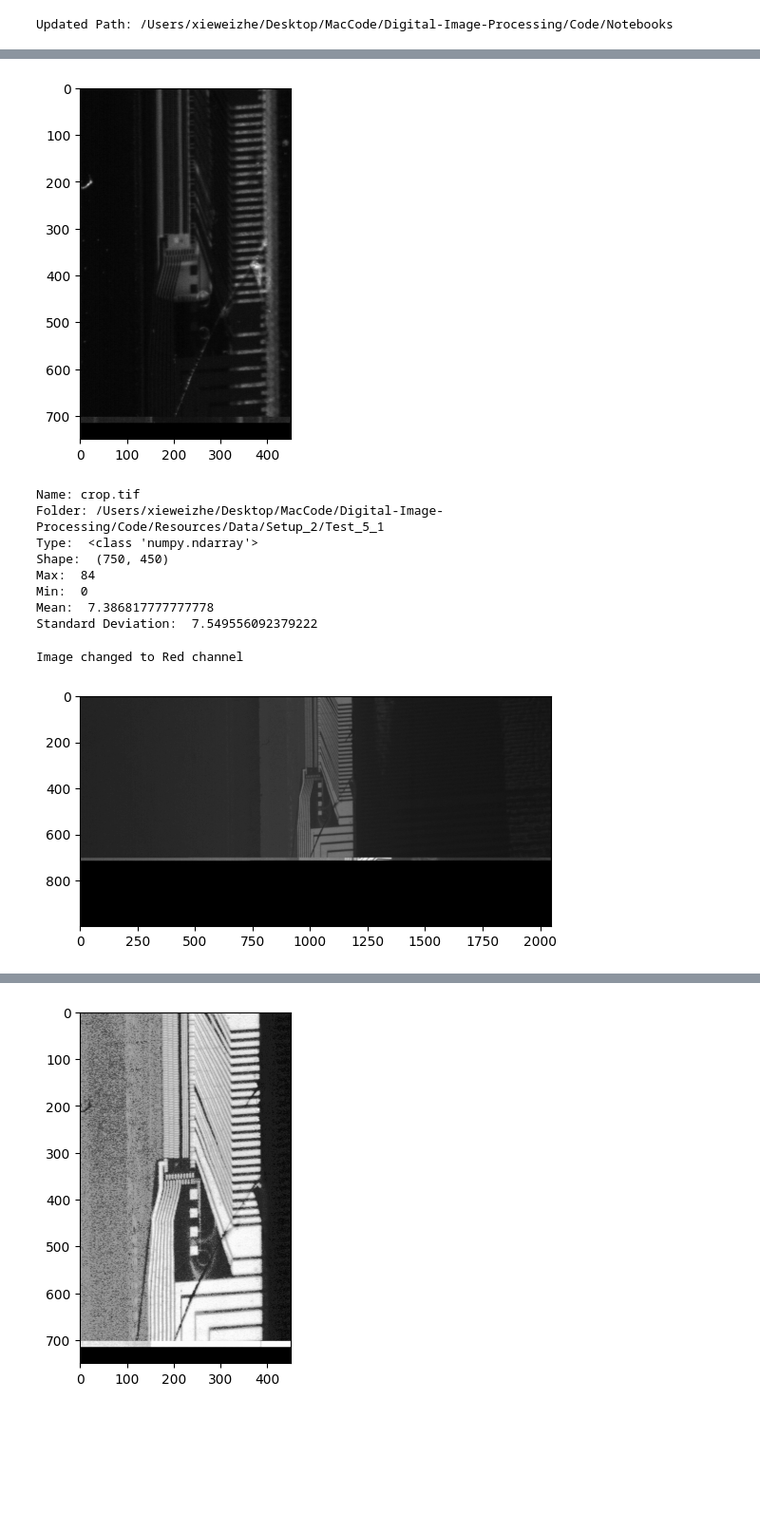
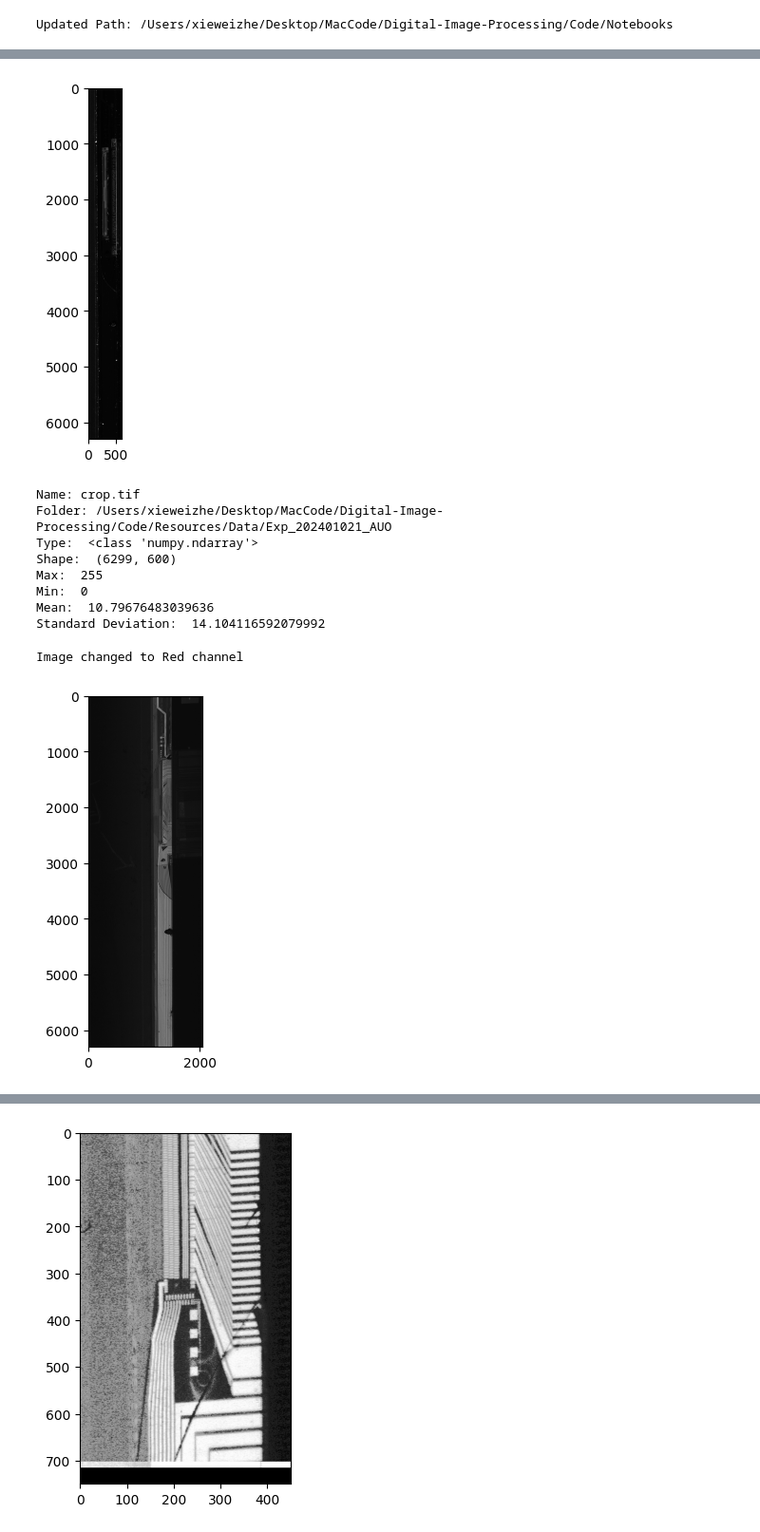
Before and after one commit to Echoslayer/Digital-Image-Processing, a Jupyter notebook: Code/Notebooks/AOI/aoi_research.ipynb, the cells around one changed output, grey strips where cells are left out. Shown at 95% size. Saved outputs shown, nothing was run; the diff lists cells and outputs as text; code cells hidden in the pictures; blank space fills up the shorter version.

```diff
--- a/Code/Notebooks/AOI/aoi_research.ipynb
+++ b/Code/Notebooks/AOI/aoi_research.ipynb
@@ -39,7 +39,7 @@ template_folder_path = folder_path / 'template'
 template_folder_path.mkdir(parents=True, exist_ok=True)
 
 import os
-origin_image_folder = pathlib.Path(r"/Users/xieweizhe/Desktop/MacCode/Digital-Image-Processing/Code/Resources/Data/Setup_2/Test_5_1")
+origin_image_folder = pathlib.Path(r"/Users/xieweizhe/Desktop/MacCode/Digital-Image-Processing/Code/Resources/Data/Exp_202401021_AUO")
 origin_images = os.listdir(origin_image_folder.as_posix())
 origin_images = [image for image in sorted(origin_images) if image[-4:]==".tif"]
 origin_images
@@ -70,15 +76,19 @@ Image changed to Blue channel
+# %%
+crop_params={'x1':1000,'x2': 1600, 'y1':0, 'y2':6299}
 # %%
-origin_im = origin_im.process(crop, params={'x1':800,'x2': 1250, 'y1':0, 'y2':750}) # 9
+origin_im = origin_im.process(crop, params=crop_params) # 9
+
+# origin_im.image = np.rot90(origin_im.image)
 origin_im.show()
 origin_im.basic_array_info()
 # %% [output]
-[figure, old version]
+[figure, new version]
 Name: crop.tif
-Folder: /Users/xieweizhe/Desktop/MacCode/Digital-Image-Processing/Code/Resources/Data/Setup_2/Test_5_1
+Folder: /Users/xieweizhe/Desktop/MacCode/Digital-Image-Processing/Code/Resources/Data/Exp_202401021_AUO
 Type:  <class 'numpy.ndarray'>
-Shape:  (750, 450)
-Max:  84
+Shape:  (6299, 600)
+Max:  255
 Min:  0
-Mean:  7.386817777777778
-Standard Deviation:  7.549556092379222
+Mean:  10.79676483039636
+Standard Deviation:  14.104116592079992
 # %%
@@ -89,5 +99,5 @@ r_origin_im.choose_rgb('r')
 r_origin_im.show()
 # %% [output]
 Image changed to Red channel
-[figure, old version]
+[figure, new version]
 # %%
```
Also changed, not shown: parts of 9 cells of this notebook, 4 other files.
